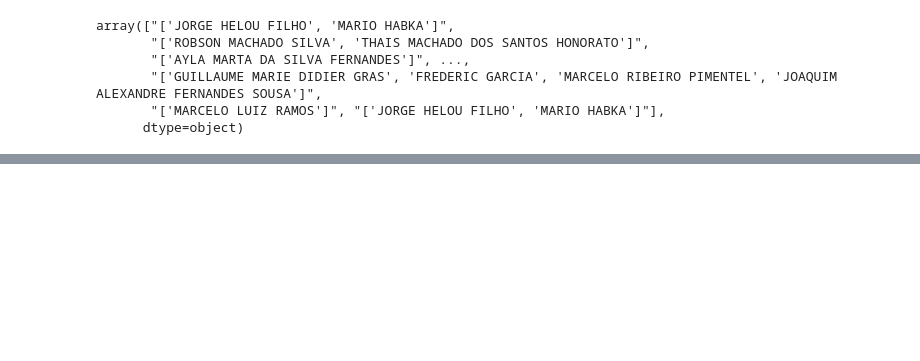
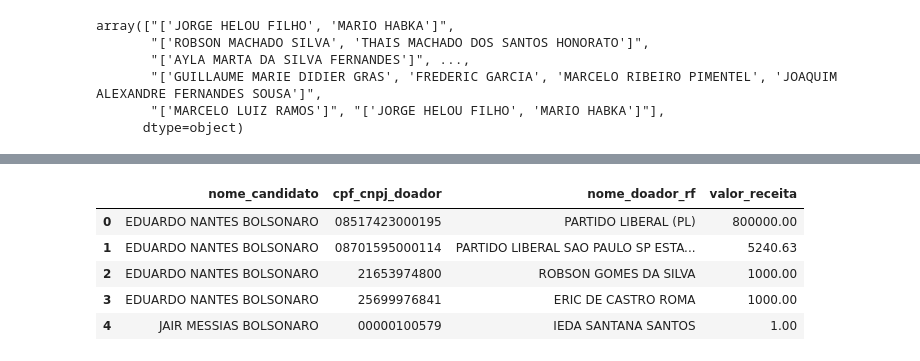
Before and after one commit to lucasthaynan/cartao_corporativo, a Jupyter notebook: cartao_corporativo_jair_bolsonaro_cruzametnos.ipynb, the cells around one changed output, grey strips where cells are left out. Cells and saved outputs as stored; diff of their text form; code cells hidden in the pictures; blank space fills up the shorter version.

```diff
--- a/cartao_corporativo_jair_bolsonaro_cruzametnos.ipynb
+++ b/cartao_corporativo_jair_bolsonaro_cruzametnos.ipynb
@@ -407,0 +444,22 @@ array(["['JORGE HELOU FILHO', 'MARIO HABKA']",
+# %%
+consulta_sql_familia = """
+SELECT ano, sigla_uf, id_candidato_bd, nome_candidato, sigla_partido, cargo, data_receita, cnpj_prestador_contas, cpf_cnpj_doador, nome_doador_rf, valor_receita
+FROM `basedosdados.br_tse_eleicoes.receitas_candidato`
+
+WHERE ano = 2022 AND nome_candidato LIKE "%BOLSONARO%"
+
+"""
+
+df_consulta_familia = bd.read_sql(consulta_sql_familia, billing_project_id="dadostatu")
+# %%
+df_doadores_bolsonaro_familia = df_consulta_familia.groupby(["nome_candidato", "cpf_cnpj_doador", "nome_doador_rf"])["valor_receita"].sum()
+
+df_doadores_bolsonaro_familia = df_doadores_bolsonaro_familia.reset_index()
+df_doadores_bolsonaro_familia.head()
+# %% [output]
+|  | nome_candidato | cpf_cnpj_doador | nome_doador_rf | valor_receita |
+| 0 | EDUARDO NANTES BOLSONARO | 08517423000195 | PARTIDO LIBERAL (PL) | 800000.00 |
+| 1 | EDUARDO NANTES BOLSONARO | 08701595000114 | PARTIDO LIBERAL SAO PAULO SP ESTA... | 5240.63 |
+| 2 | EDUARDO NANTES BOLSONARO | 21653974800 | ROBSON GOMES DA SILVA | 1000.00 |
+| 3 | EDUARDO NANTES BOLSONARO | 25699976841 | ERIC DE CASTRO ROMA | 1000.00 |
+| 4 | JAIR MESSIAS BOLSONARO | 00000100579 | IEDA SANTANA SANTOS | 1.00 |
```
Also changed, not shown: parts of 7 cells of this notebook.
